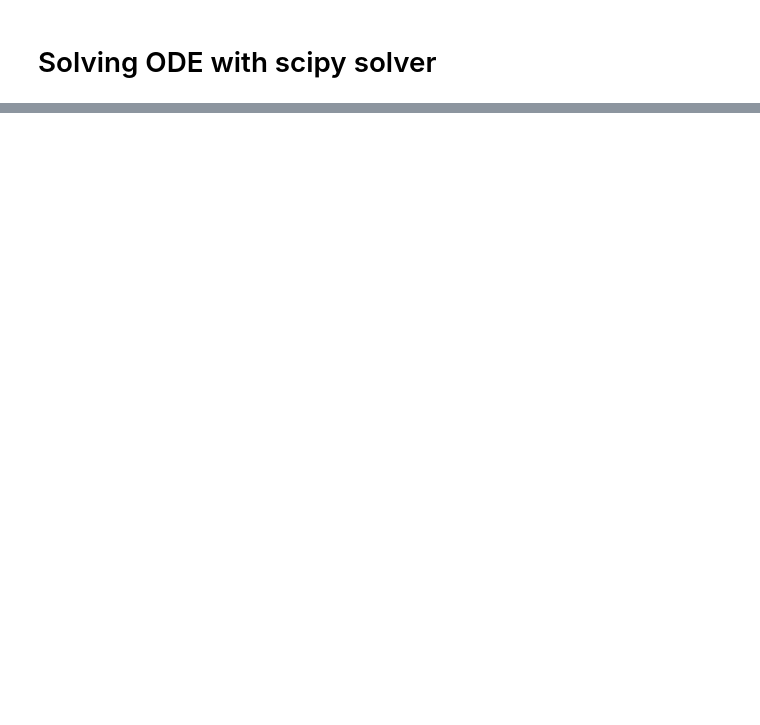
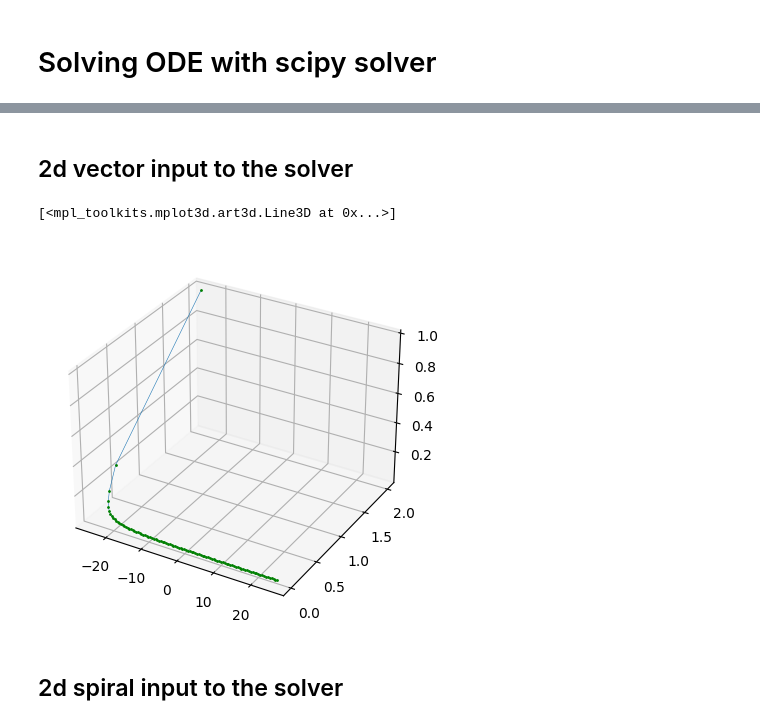
Before and after one commit to igor-cheb/Neural_ODEs_experiements, a Jupyter notebook: ODE_solver_experiments.ipynb, the cells around one changed output, grey strips where cells are left out. Saved outputs shown, nothing was run; the diff lists cells and outputs as text; code cells hidden in the pictures; blank space fills up the shorter version.

```diff
--- a/ODE_solver_experiments.ipynb
+++ b/ODE_solver_experiments.ipynb
@@ -35,0 +62,23 @@ plt.plot(t, y)
+# %% [markdown]
+## 2d vector input to the solver
+# %%
+def ODE_2d(t, y):
+    """ODE function"""
+    coef = torch.tensor([[-5., .1], [.1, -5.]])
+    return (y ** 2) @ coef
+
+y0 = torch.tensor([[2., 1.]])
+time_range = torch.linspace(-25., 25., 100)
+solution = torch_odeint(func=ODE_2d, y0=y0, t=time_range,
+                        atol=1e-4, rtol=1e-4)
+# %%
+ax = plt.figure().add_subplot(projection='3d')
+ax.plot(xs=time_range,
+        ys=solution.detach().numpy()[:, 0][:, 0],
+        zs=solution.detach().numpy()[:, 0][:, 1],
+        marker='.', markerfacecolor='green', markeredgecolor='green', markersize=2, linewidth=.4)
+# %% [output]
+[<mpl_toolkits.mplot3d.art3d.Line3D at 0x...>]
+[figure, added]
+# %% [markdown]
+## 2d spiral input to the solver
```
Also changed, not shown: parts of 17 cells of this notebook, 1 other file.
